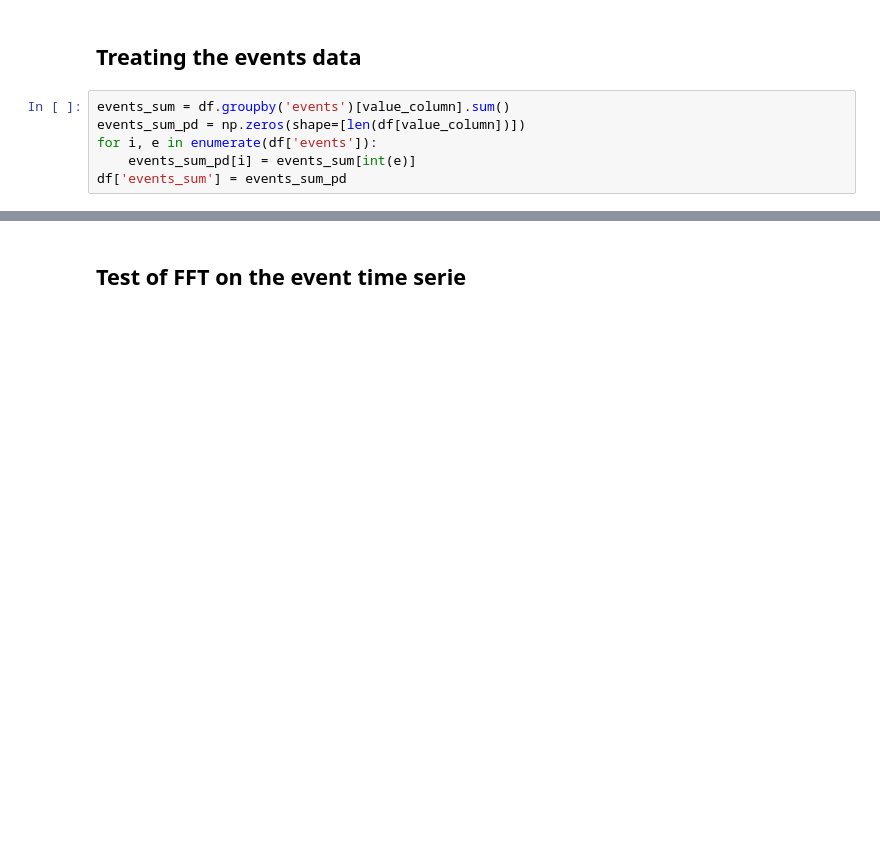
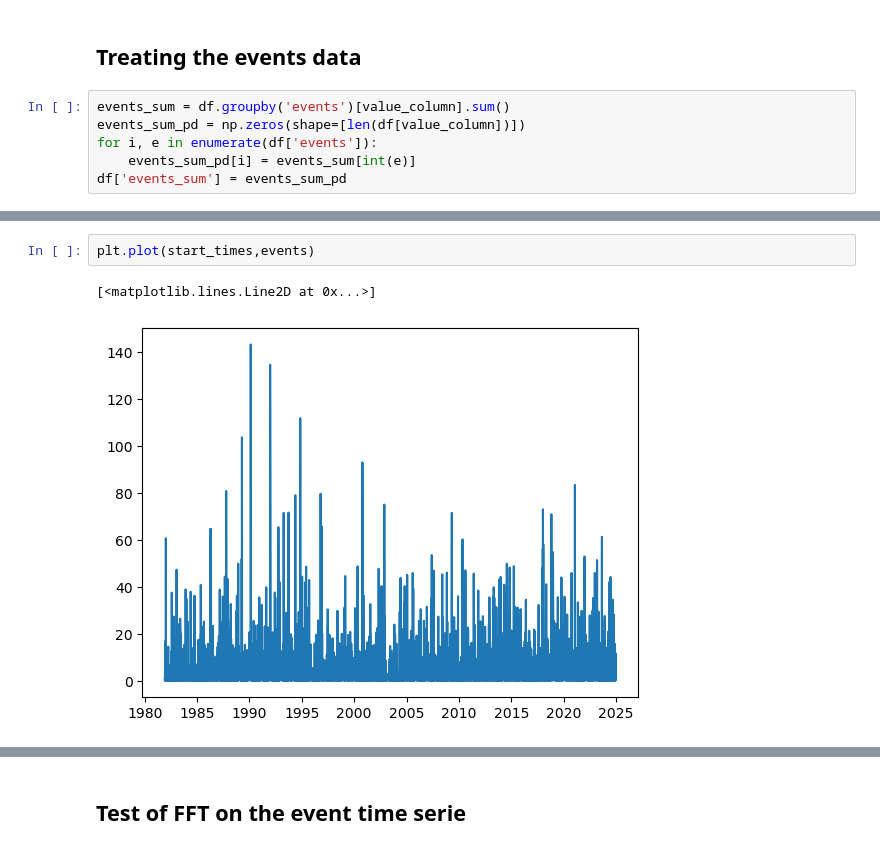
Before and after one commit to Eugnmttx/RainAnalysis, a Jupyter notebook: Version1/Event_separation.ipynb, the cells around one changed output, grey strips where cells are left out. Saved outputs shown, nothing was run; the diff lists cells and outputs as text; blank space fills up the shorter version.

```diff
--- a/Version1/Event_separation.ipynb
+++ b/Version1/Event_separation.ipynb
@@ -107 +112,6 @@ plt.plot(cumul_intensity_sr)
+# %%
+plt.plot(start_times,events)
+# %% [output]
+[<matplotlib.lines.Line2D at 0x...>]
+[figure, added]
 # %%
```
Also changed, not shown: parts of 10 cells of this notebook, 2 other files.
